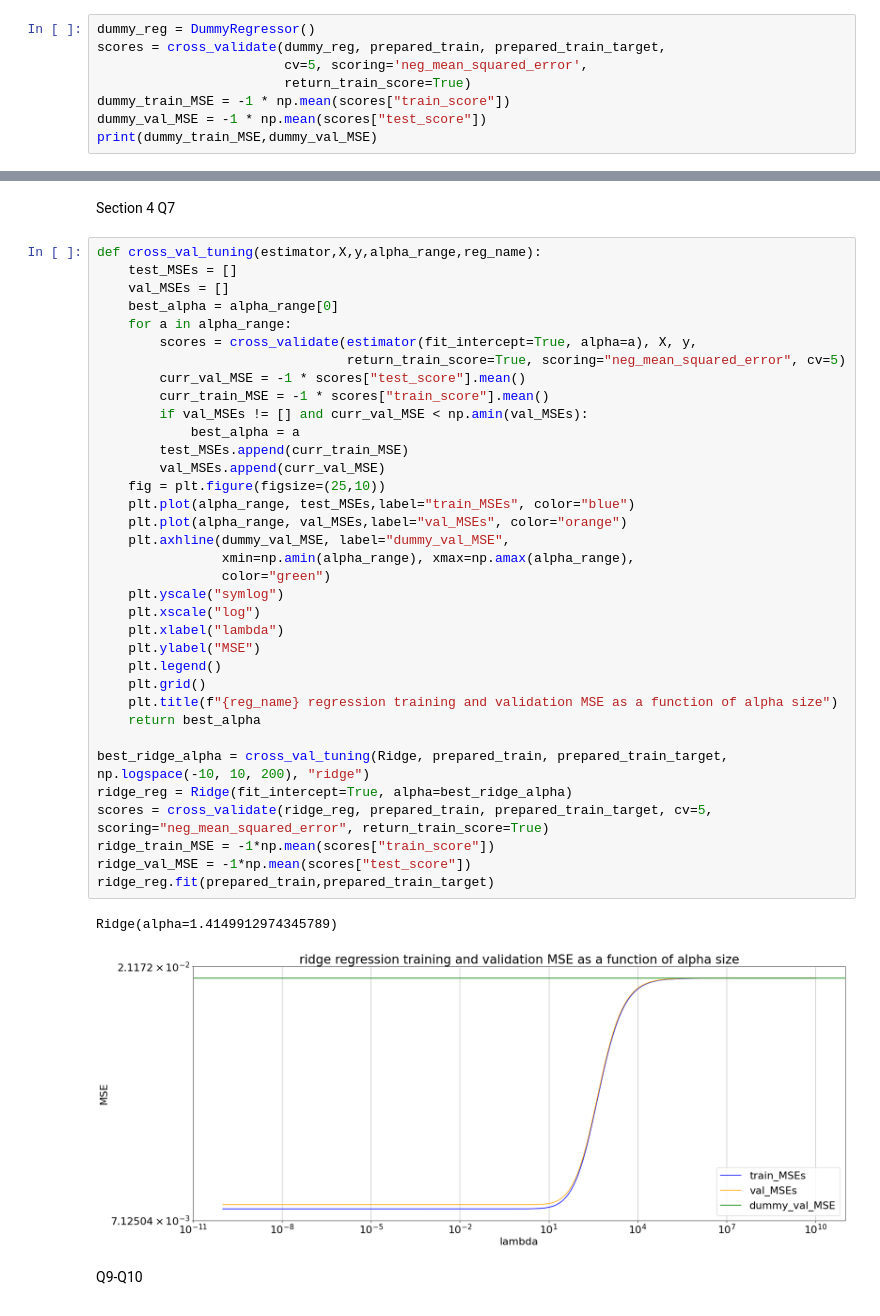
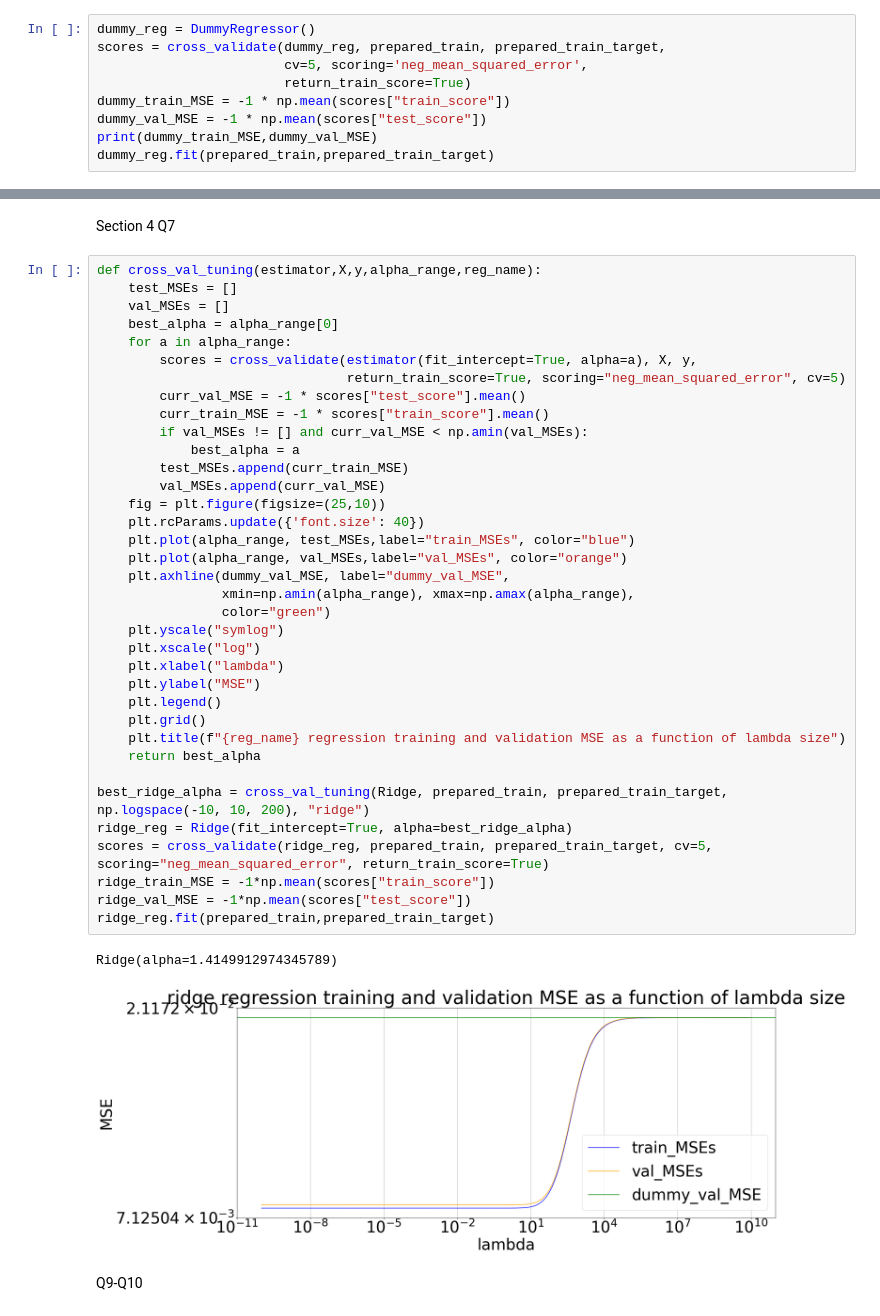
Before and after one commit to HenDav/ML-HW3, a Jupyter notebook: main.ipynb, the cells around one changed output, grey strips where cells are left out. Drawn from its saved outputs; the diff is of its cells as text.

Commit message:
Old people fonts

```diff
--- a/main.ipynb
+++ b/main.ipynb
@@ -326,5 +326,6 @@ scores = cross_validate(dummy_reg, prepared_train, prepared_train_target,
 dummy_train_MSE = -1 * np.mean(scores["train_score"])
 dummy_val_MSE = -1 * np.mean(scores["test_score"])
 print(dummy_train_MSE,dummy_val_MSE)
+dummy_reg.fit(prepared_train,prepared_train_target)
 # %% [output]
 0.020521603396267362 0.020533468739149307
@@ -340,35 +342,36 @@ def cross_val_tuning(estimator,X,y,alpha_range,reg_name):
         scores = cross_validate(estimator(fit_intercept=True, alpha=a), X, y,
                                 return_train_score=True, scoring="neg_mean_squared_error", cv=5)
         curr_val_MSE = -1 * scores["test_score"].mean()
         curr_train_MSE = -1 * scores["train_score"].mean()
         if val_MSEs != [] and curr_val_MSE < np.amin(val_MSEs):
             best_alpha = a
         test_MSEs.append(curr_train_MSE)
         val_MSEs.append(curr_val_MSE)
     fig = plt.figure(figsize=(25,10))
+    plt.rcParams.update({'font.size': 40})
     plt.plot(alpha_range, test_MSEs,label="train_MSEs", color="blue")
     plt.plot(alpha_range, val_MSEs,label="val_MSEs", color="orange")
     plt.axhline(dummy_val_MSE, label="dummy_val_MSE",
                 xmin=np.amin(alpha_range), xmax=np.amax(alpha_range),
                 color="green")
     plt.yscale("symlog")
     plt.xscale("log")
     plt.xlabel("lambda")
     plt.ylabel("MSE")
     plt.legend()
     plt.grid()
-    plt.title(f"{reg_name} regression training and validation MSE as a function of alpha size")
+    plt.title(f"{reg_name} regression training and validation MSE as a function of lambda size")
     return best_alpha
 
 best_ridge_alpha = cross_val_tuning(Ridge, prepared_train, prepared_train_target, np.logspace(-10, 10, 200), "ridge")
 ridge_reg = Ridge(fit_intercept=True, alpha=best_ridge_alpha)
 scores = cross_validate(ridge_reg, prepared_train, prepared_train_target, cv=5, scoring="neg_mean_squared_error", return_train_score=True)
 ridge_train_MSE = -1*np.mean(scores["train_score"])
 ridge_val_MSE = -1*np.mean(scores["test_score"])
 ridge_reg.fit(prepared_train,prepared_train_target)
 # %% [output]
 Ridge(alpha=1.4149912974345789)
-[figure, old version]
+[figure, new version]
 # %% [markdown]
 Q9-Q10
 # %%
```
Also changed, not shown: parts of 6 cells of this notebook.
